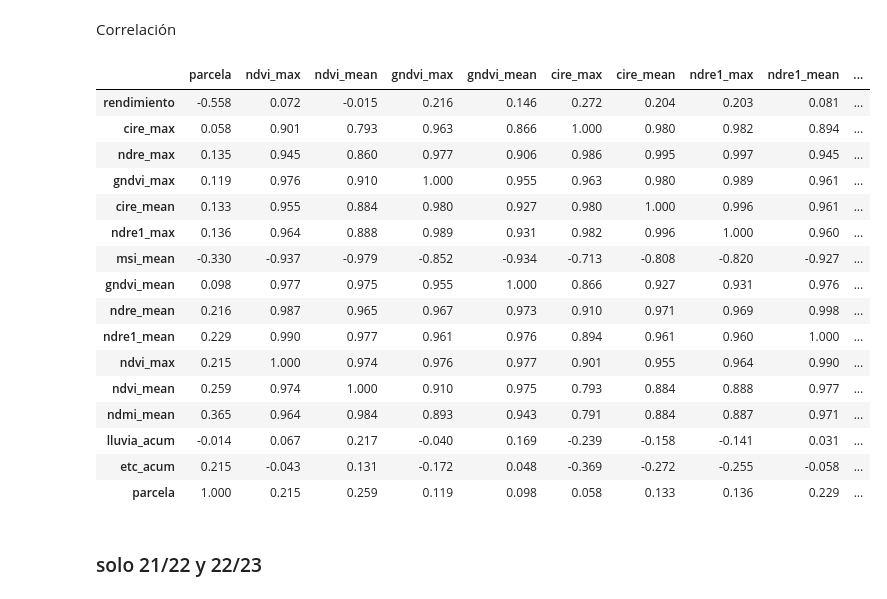
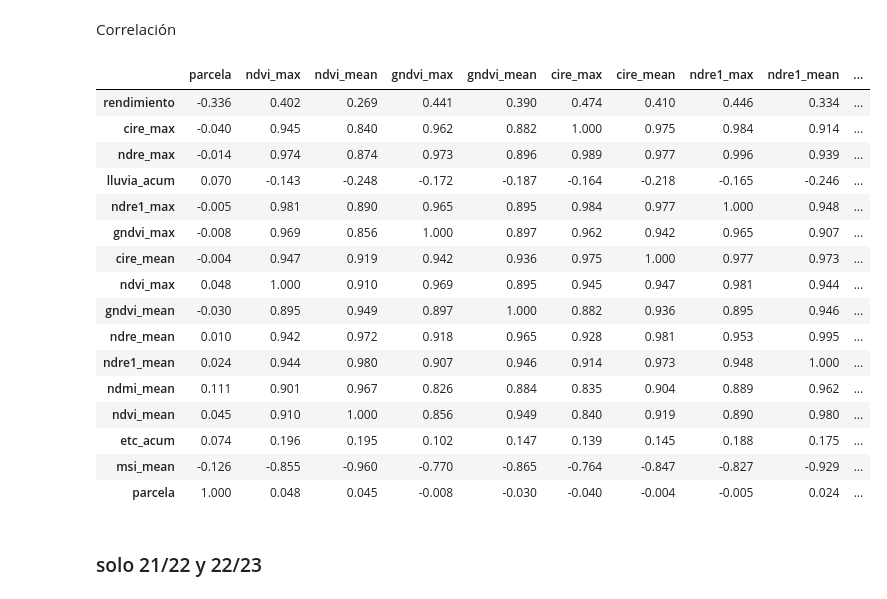
Before and after one commit to VivaldoGP/Tesis, a Jupyter notebook: data_analysis/notebooks/01_corr_data.ipynb, the cells around one changed output. Drawn from its saved outputs; the diff is of its cells as text; code cells hidden in the pictures.

```diff
--- a/data_analysis/notebooks/01_corr_data.ipynb
+++ b/data_analysis/notebooks/01_corr_data.ipynb
@@ -465,25 +448,25 @@ z23_r.drop(z23_r[z23_r['parcela'] == 16].index, inplace=True)
 # %% [markdown]
 Correlación
 # %%
-z23_m.corr().sort_values(by='rendimiento', ascending=False).round(decimals=3)
+zafras_m.corr().sort_values(by='rendimiento', ascending=False).round(decimals=3)
 # %% [output]
 |  | parcela | ndvi_max | ndvi_mean | gndvi_max | gndvi_mean | cire_max | cire_mean | ndre1_max | ndre1_mean | ... |
-| rendimiento | -0.558 | 0.072 | -0.015 | 0.216 | 0.146 | 0.272 | 0.204 | 0.203 | 0.081 | ... |
-| cire_max | 0.058 | 0.901 | 0.793 | 0.963 | 0.866 | 1.000 | 0.980 | 0.982 | 0.894 | ... |
-| ndre_max | 0.135 | 0.945 | 0.860 | 0.977 | 0.906 | 0.986 | 0.995 | 0.997 | 0.945 | ... |
-| gndvi_max | 0.119 | 0.976 | 0.910 | 1.000 | 0.955 | 0.963 | 0.980 | 0.989 | 0.961 | ... |
-| cire_mean | 0.133 | 0.955 | 0.884 | 0.980 | 0.927 | 0.980 | 1.000 | 0.996 | 0.961 | ... |
-| ndre1_max | 0.136 | 0.964 | 0.888 | 0.989 | 0.931 | 0.982 | 0.996 | 1.000 | 0.960 | ... |
-| msi_mean | -0.330 | -0.937 | -0.979 | -0.852 | -0.934 | -0.713 | -0.808 | -0.820 | -0.927 | ... |
-| gndvi_mean | 0.098 | 0.977 | 0.975 | 0.955 | 1.000 | 0.866 | 0.927 | 0.931 | 0.976 | ... |
-| ndre_mean | 0.216 | 0.987 | 0.965 | 0.967 | 0.973 | 0.910 | 0.971 | 0.969 | 0.998 | ... |
-| ndre1_mean | 0.229 | 0.990 | 0.977 | 0.961 | 0.976 | 0.894 | 0.961 | 0.960 | 1.000 | ... |
-| ndvi_max | 0.215 | 1.000 | 0.974 | 0.976 | 0.977 | 0.901 | 0.955 | 0.964 | 0.990 | ... |
-| ndvi_mean | 0.259 | 0.974 | 1.000 | 0.910 | 0.975 | 0.793 | 0.884 | 0.888 | 0.977 | ... |
-| ndmi_mean | 0.365 | 0.964 | 0.984 | 0.893 | 0.943 | 0.791 | 0.884 | 0.887 | 0.971 | ... |
-| lluvia_acum | -0.014 | 0.067 | 0.217 | -0.040 | 0.169 | -0.239 | -0.158 | -0.141 | 0.031 | ... |
-| etc_acum | 0.215 | -0.043 | 0.131 | -0.172 | 0.048 | -0.369 | -0.272 | -0.255 | -0.058 | ... |
-| parcela | 1.000 | 0.215 | 0.259 | 0.119 | 0.098 | 0.058 | 0.133 | 0.136 | 0.229 | ... |
+| rendimiento | -0.336 | 0.402 | 0.269 | 0.441 | 0.390 | 0.474 | 0.410 | 0.446 | 0.334 | ... |
+| cire_max | -0.040 | 0.945 | 0.840 | 0.962 | 0.882 | 1.000 | 0.975 | 0.984 | 0.914 | ... |
+| ndre_max | -0.014 | 0.974 | 0.874 | 0.973 | 0.896 | 0.989 | 0.977 | 0.996 | 0.939 | ... |
+| lluvia_acum | 0.070 | -0.143 | -0.248 | -0.172 | -0.187 | -0.164 | -0.218 | -0.165 | -0.246 | ... |
+| ndre1_max | -0.005 | 0.981 | 0.890 | 0.965 | 0.895 | 0.984 | 0.977 | 1.000 | 0.948 | ... |
+| gndvi_max | -0.008 | 0.969 | 0.856 | 1.000 | 0.897 | 0.962 | 0.942 | 0.965 | 0.907 | ... |
+| cire_mean | -0.004 | 0.947 | 0.919 | 0.942 | 0.936 | 0.975 | 1.000 | 0.977 | 0.973 | ... |
+| ndvi_max | 0.048 | 1.000 | 0.910 | 0.969 | 0.895 | 0.945 | 0.947 | 0.981 | 0.944 | ... |
+| gndvi_mean | -0.030 | 0.895 | 0.949 | 0.897 | 1.000 | 0.882 | 0.936 | 0.895 | 0.946 | ... |
+| ndre_mean | 0.010 | 0.942 | 0.972 | 0.918 | 0.965 | 0.928 | 0.981 | 0.953 | 0.995 | ... |
+| ndre1_mean | 0.024 | 0.944 | 0.980 | 0.907 | 0.946 | 0.914 | 0.973 | 0.948 | 1.000 | ... |
+| ndmi_mean | 0.111 | 0.901 | 0.967 | 0.826 | 0.884 | 0.835 | 0.904 | 0.889 | 0.962 | ... |
+| ndvi_mean | 0.045 | 0.910 | 1.000 | 0.856 | 0.949 | 0.840 | 0.919 | 0.890 | 0.980 | ... |
+| etc_acum | 0.074 | 0.196 | 0.195 | 0.102 | 0.147 | 0.139 | 0.145 | 0.188 | 0.175 | ... |
+| msi_mean | -0.126 | -0.855 | -0.960 | -0.770 | -0.865 | -0.764 | -0.847 | -0.827 | -0.929 | ... |
+| parcela | 1.000 | 0.048 | 0.045 | -0.008 | -0.030 | -0.040 | -0.004 | -0.005 | 0.024 | ... |
 # %% [markdown]
 ### solo 21/22 y 22/23
 # %%
```
Also changed, not shown: parts of 20 cells of this notebook, 6 other files.
